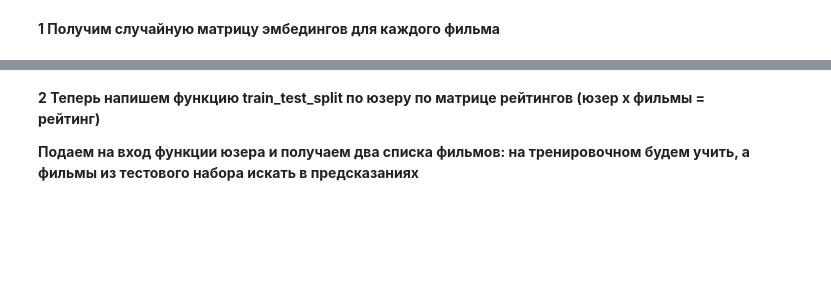
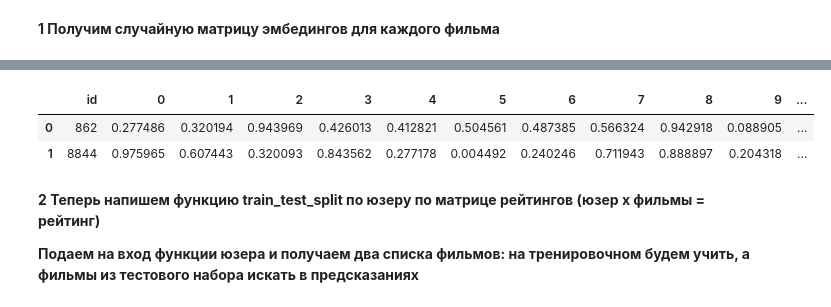
Before and after one commit to REU-DS-CLUB/RecSys-films, a Jupyter notebook: notebooks/artem_notebook.ipynb, the cells around one changed output, grey strips where cells are left out. Cells and saved outputs as stored; diff of their text form; code cells hidden in the pictures; blank space fills up the shorter version.

```diff
--- a/notebooks/artem_notebook.ipynb
+++ b/notebooks/artem_notebook.ipynb
@@ -70,3 +101,5 @@ movies_metadata.head(1)
+# %%
+movies_metadata = movies_metadata.reset_index(drop=True)
 # %% [markdown]
 **1 Получим случайную матрицу эмбедингов для каждого фильма**
 # %%
@@ -79,6 +110,0 @@ matrix_emb = pd.concat([movies_metadata[['id']],
-# %%
-matrix_emb = matrix_emb.drop(matrix_emb[matrix_emb.id == '1997-08-20'].index)
-# %%
-matrix_emb = matrix_emb.drop(matrix_emb[matrix_emb.id == '2012-09-29'].index)
-# %%
-matrix_emb = matrix_emb.drop(matrix_emb[matrix_emb.id == '2014-01-01'].index)
@@ -87,3 +115,9 @@ matrix_emb['id'] = matrix_emb['id'].astype(int)
+# %%
+matrix_emb.head(2)
+# %% [output]
+|  | id | 0 | 1 | 2 | 3 | 4 | 5 | 6 | 7 | 8 | 9 | ... |
+| 0 | 862 | 0.277486 | 0.320194 | 0.943969 | 0.426013 | 0.412821 | 0.504561 | 0.487385 | 0.566324 | 0.942918 | 0.088905 | ... |
+| 1 | 8844 | 0.975965 | 0.607443 | 0.320093 | 0.843562 | 0.277178 | 0.004492 | 0.240246 | 0.711943 | 0.888897 | 0.204318 | ... |
 # %% [markdown]
 **2 Теперь напишем функцию train_test_split по юзеру по матрице рейтингов (юзер х фильмы = рейтинг)**
 
```
Also changed, not shown: parts of 64 cells of this notebook.
